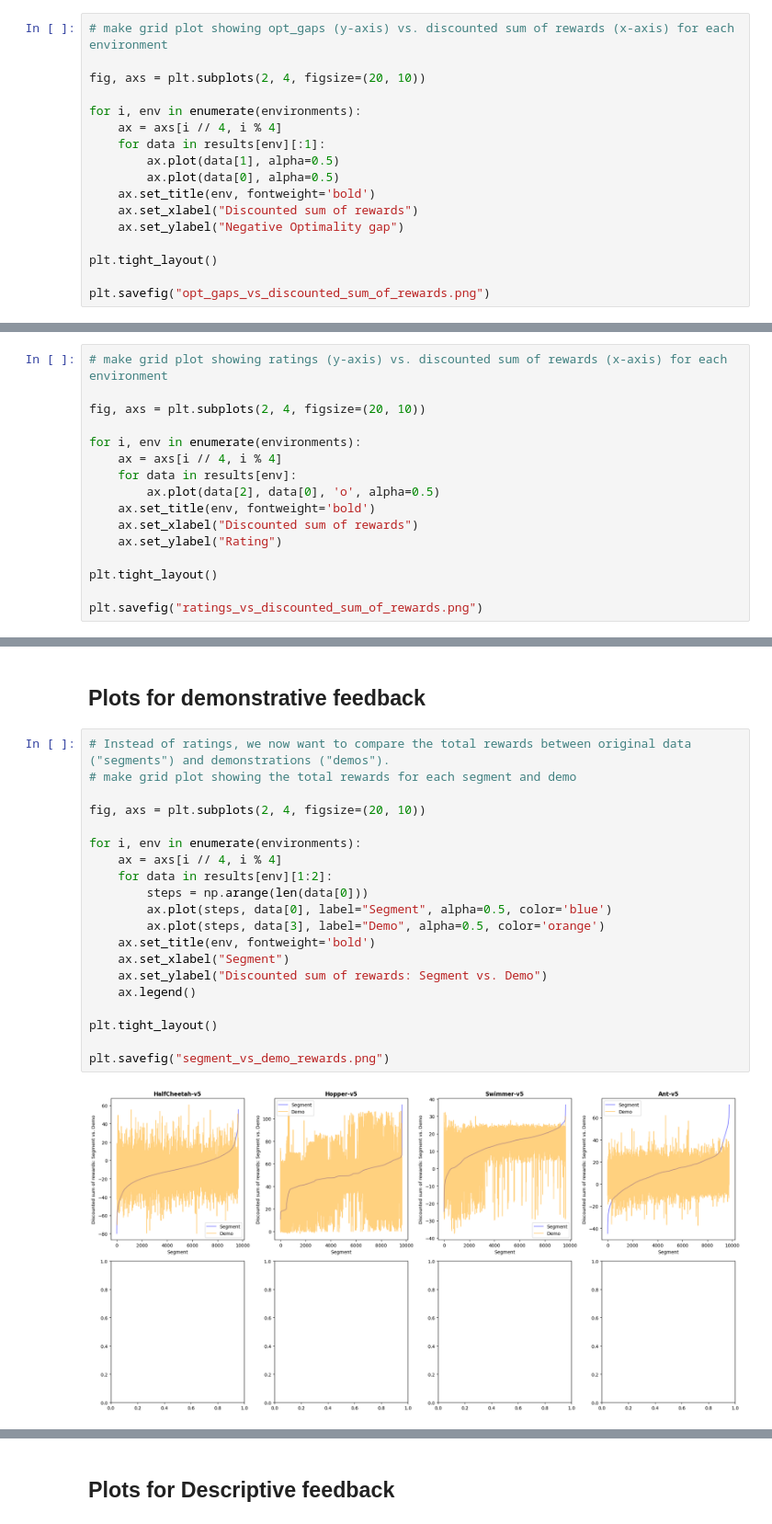
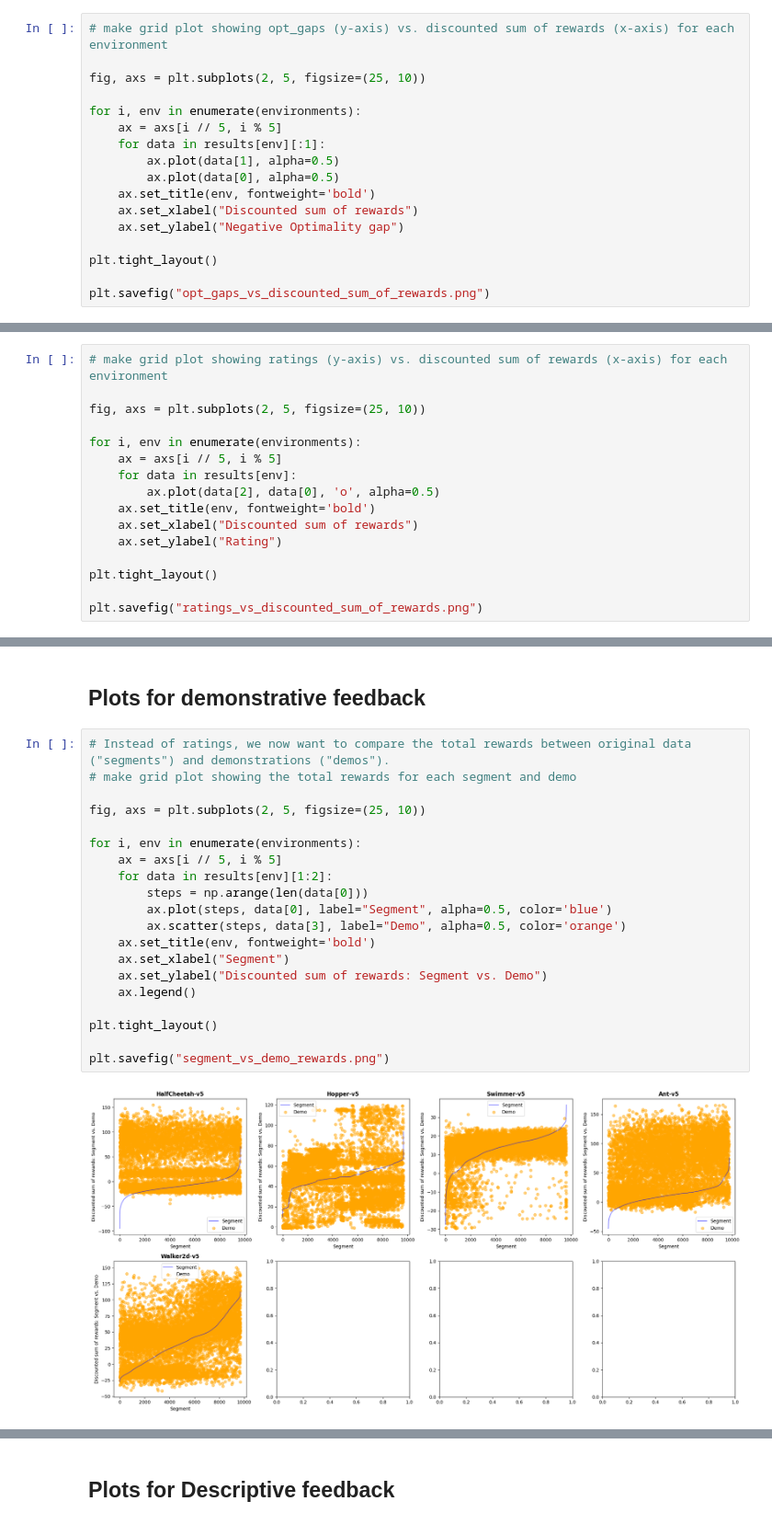
Before and after one commit to ymetz/multi-type-feedback, a Jupyter notebook: rlhf/Generate_Appendix_A_Plots.ipynb, the cells around one changed output, grey strips where cells are left out. Shown at 92% size. Saved outputs shown, nothing was run; the diff lists cells and outputs as text.

```diff
--- a/rlhf/Generate_Appendix_A_Plots.ipynb
+++ b/rlhf/Generate_Appendix_A_Plots.ipynb
@@ -79,10 +78,10 @@ ppo_Ant-v5_12.pkl
 # %%
 # make grid plot showing opt_gaps (y-axis) vs. discounted sum of rewards (x-axis) for each environment
 
-fig, axs = plt.subplots(2, 4, figsize=(20, 10))
+fig, axs = plt.subplots(2, 5, figsize=(25, 10))
 
 for i, env in enumerate(environments):
-    ax = axs[i // 4, i % 4]
+    ax = axs[i // 5, i % 5]
     for data in results[env][:1]:
         ax.plot(data[1], alpha=0.5)
         ax.plot(data[0], alpha=0.5)
@@ -98,10 +97,10 @@ plt.savefig("opt_gaps_vs_discounted_sum_of_rewards.png")
 # %%
 # make grid plot showing ratings (y-axis) vs. discounted sum of rewards (x-axis) for each environment
 
-fig, axs = plt.subplots(2, 4, figsize=(20, 10))
+fig, axs = plt.subplots(2, 5, figsize=(25, 10))
 
 for i, env in enumerate(environments):
-    ax = axs[i // 4, i % 4]
+    ax = axs[i // 5, i % 5]
     for data in results[env]:
         ax.plot(data[2], data[0], 'o', alpha=0.5)
     ax.set_title(env, fontweight='bold')
@@ -118,25 +117,25 @@ plt.savefig("ratings_vs_discounted_sum_of_rewards.png")
 # %%
 # Instead of ratings, we now want to compare the total rewards between original data ("segments") and demonstrations ("demos").
 # make grid plot showing the total rewards for each segment and demo
 
-fig, axs = plt.subplots(2, 4, figsize=(20, 10))
+fig, axs = plt.subplots(2, 5, figsize=(25, 10))
 
 for i, env in enumerate(environments):
-    ax = axs[i // 4, i % 4]
+    ax = axs[i // 5, i % 5]
     for data in results[env][1:2]:
         steps = np.arange(len(data[0]))
         ax.plot(steps, data[0], label="Segment", alpha=0.5, color='blue')
-        ax.plot(steps, data[3], label="Demo", alpha=0.5, color='orange')
+        ax.scatter(steps, data[3], label="Demo", alpha=0.5, color='orange')
     ax.set_title(env, fontweight='bold')
     ax.set_xlabel("Segment")
     ax.set_ylabel("Discounted sum of rewards: Segment vs. Demo")
     ax.legend()
 
 plt.tight_layout()
 
 plt.savefig("segment_vs_demo_rewards.png")
 # %% [output]
-[figure, old version]
+[figure, new version]
 # %%
 # In the feedback_video directory, we have some selected segments. The videos are named according to the scheme "segment_env_seed_segmentindex_optgap.mp4" or "demo_env_seed_segmentindex_optgap.mp4".
 # We want to create a plot showing some presentative frames (5 for each video) of the segments and demos (Here ther demos are the corrections). It's fine to just take one seed for each environment.
```
Also changed, not shown: parts of 12 cells of this notebook, 3 other files.
